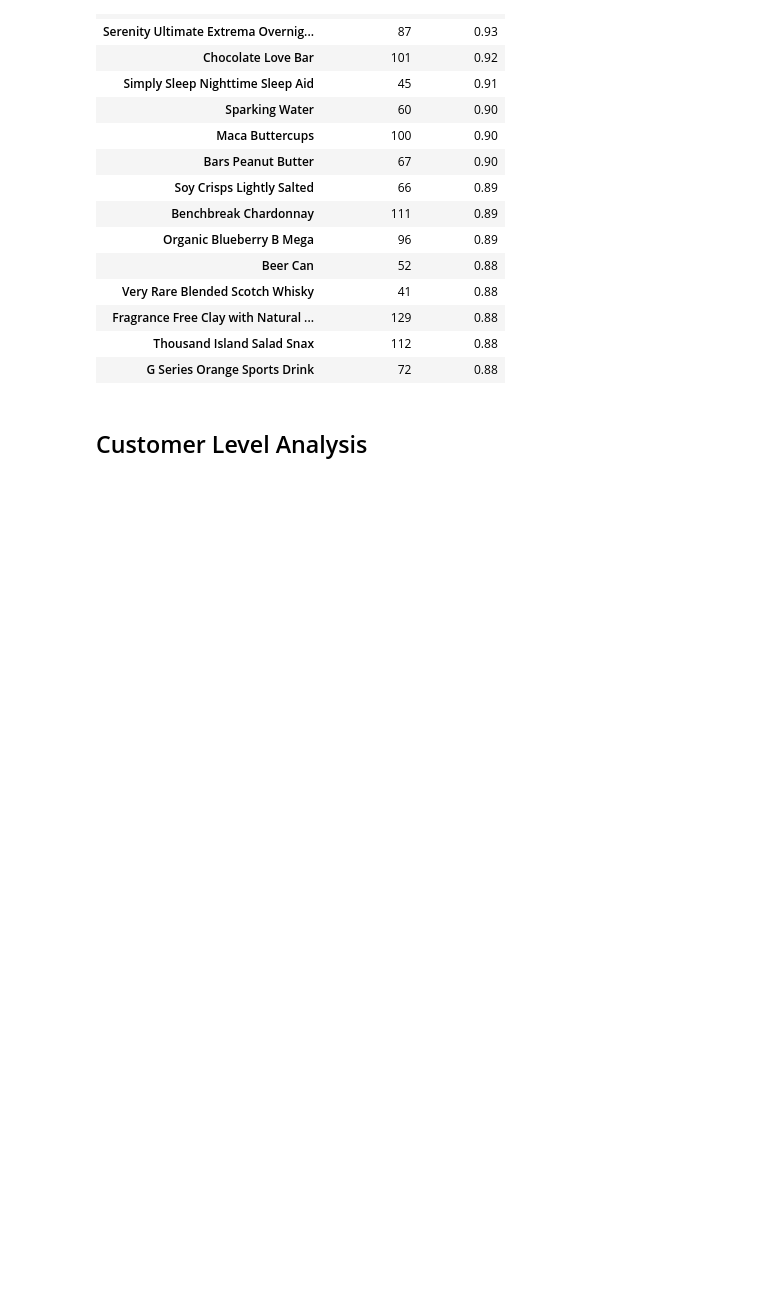
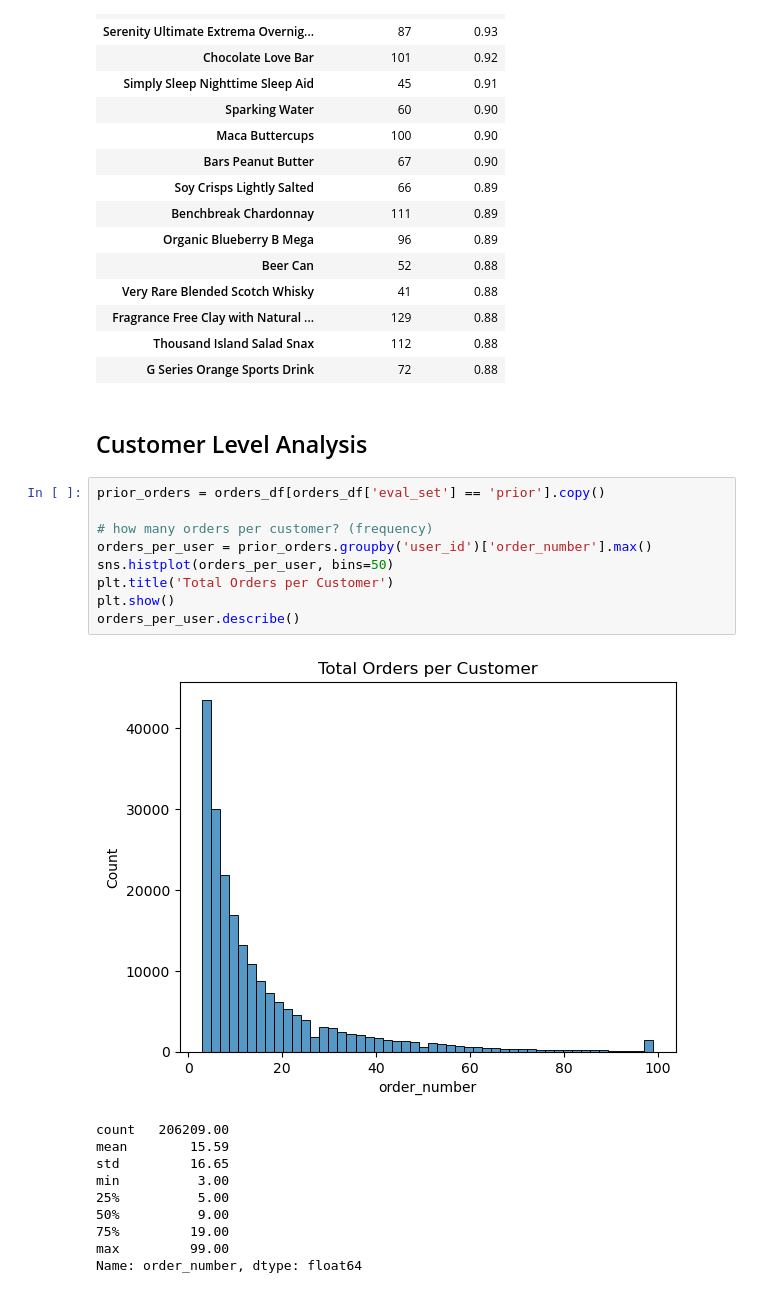
Before and after one commit to FarzaneHashemii/instacart_sales_analysis, a Jupyter notebook: notebooks/pre_analaysis.ipynb, the cells around one changed output. Cells and saved outputs as stored; diff of their text form; blank space fills up the shorter version.

```diff
--- a/notebooks/pre_analaysis.ipynb
+++ b/notebooks/pre_analaysis.ipynb
@@ -265,3 +265,23 @@ product_reorder.sort_values('reorder_rate', ascending=False).head(15)
 | G Series Orange Sports Drink | 72 | 0.88 |
 # %% [markdown]
 ## Customer Level Analysis
+# %%
+prior_orders = orders_df[orders_df['eval_set'] == 'prior'].copy()
+
+# how many orders per customer? (frequency)
+orders_per_user = prior_orders.groupby('user_id')['order_number'].max()
+sns.histplot(orders_per_user, bins=50)
+plt.title('Total Orders per Customer')
+plt.show()
+orders_per_user.describe()
+# %% [output]
+[figure, added]
+count   206209.00
+mean        15.59
+std         16.65
+min          3.00
+25%          5.00
+50%          9.00
+75%         19.00
+max         99.00
+Name: order_number, dtype: float64
```
Also changed, not shown: parts of 3 cells of this notebook.
